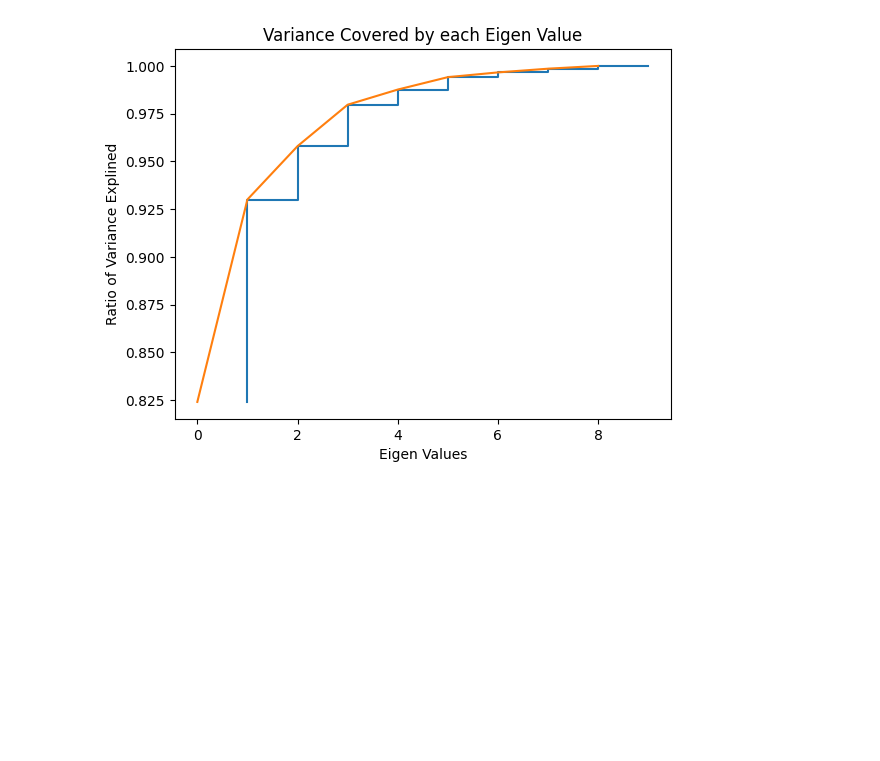
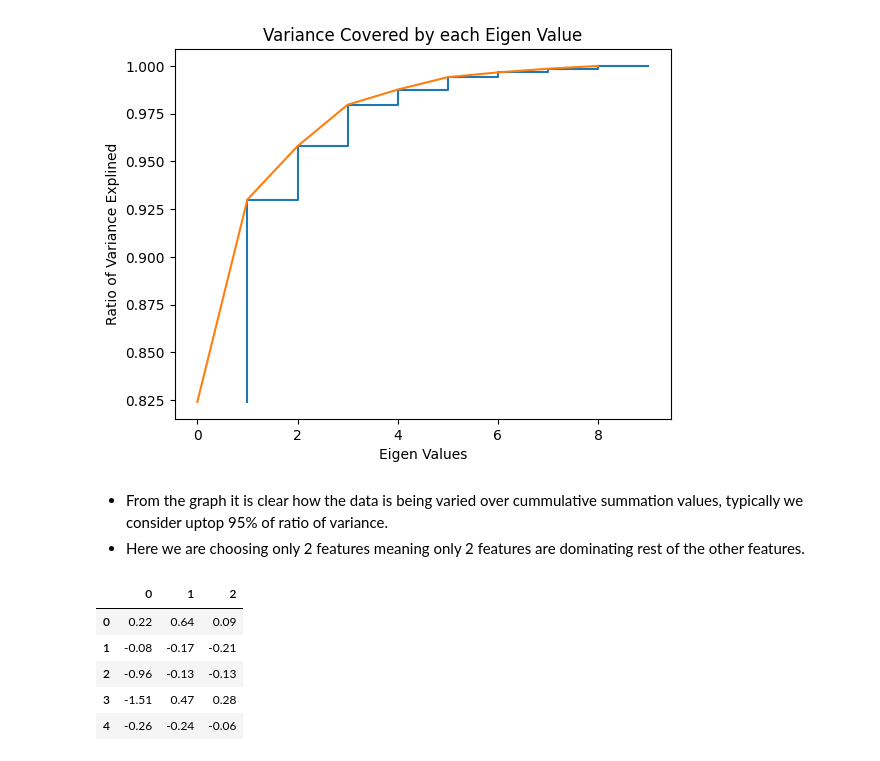
Before and after one commit to rizz045/Country-Data-Exploration-and-Preediction--Unsupervised-learning-, a Jupyter notebook: Country_Data_Exploration_and_Prediction.ipynb, the cells around one changed output. Saved outputs shown, nothing was run; the diff lists cells and outputs as text; code cells hidden in the pictures; blank space fills up the shorter version.

```diff
--- a/Country_Data_Exploration_and_Prediction.ipynb
+++ b/Country_Data_Exploration_and_Prediction.ipynb
@@ -561,3 +561,16 @@ plt.title("Variance Covered by each Eigen Value")
 plt.show()
 # %% [output]
 [figure]
+# %% [markdown]
+* From the graph it is clear how the data is being varied over cummulative summation values, typically we consider uptop 95% of ratio of variance.
+* Here we are choosing only 2 features meaning only 2 features are dominating rest of the other features.
+# %%
+pca_df2 = pca_df2.drop(columns = [3,4,5,6,7,8])
+pca_df2.head()
+# %% [output]
+|  | 0 | 1 | 2 |
+| 0 | 0.22 | 0.64 | 0.09 |
+| 1 | -0.08 | -0.17 | -0.21 |
+| 2 | -0.96 | -0.13 | -0.13 |
+| 3 | -1.51 | 0.47 | 0.28 |
+| 4 | -0.26 | -0.24 | -0.06 |
```
Also changed, not shown: parts of 5 cells of this notebook.
